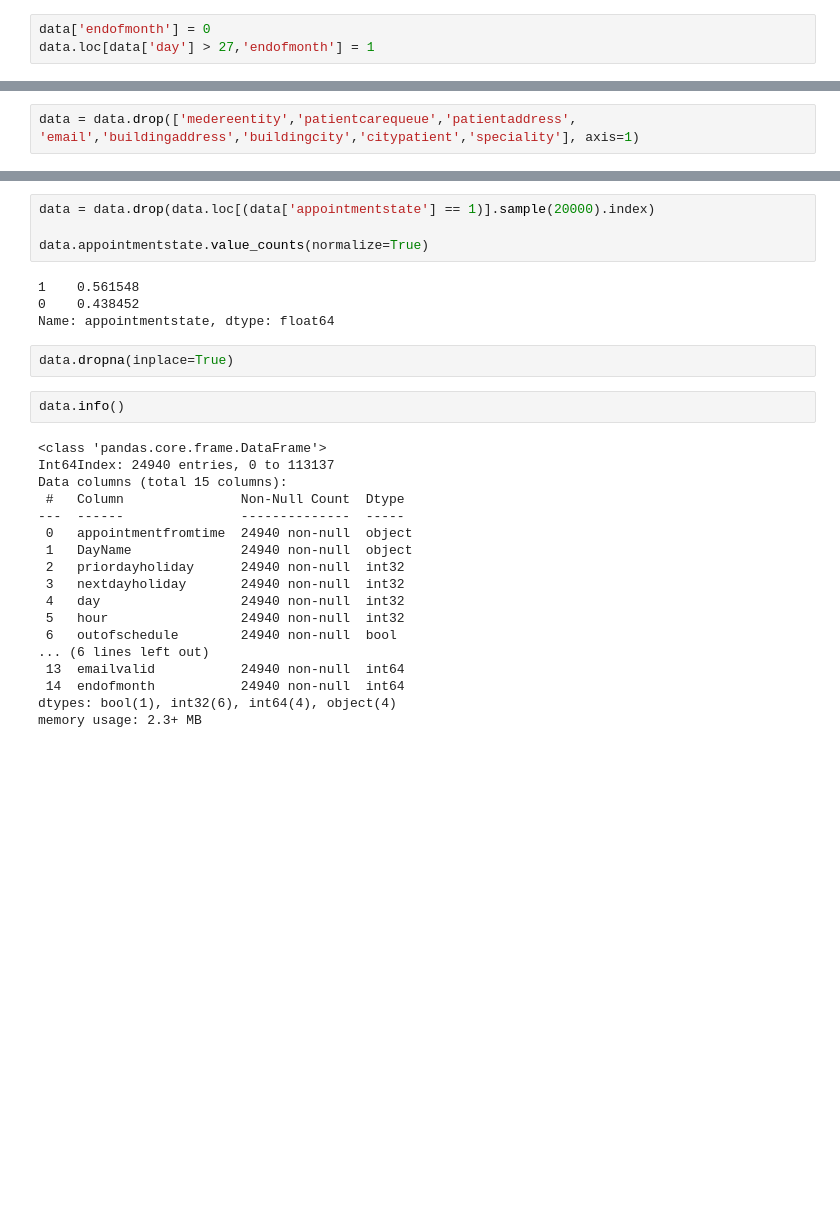
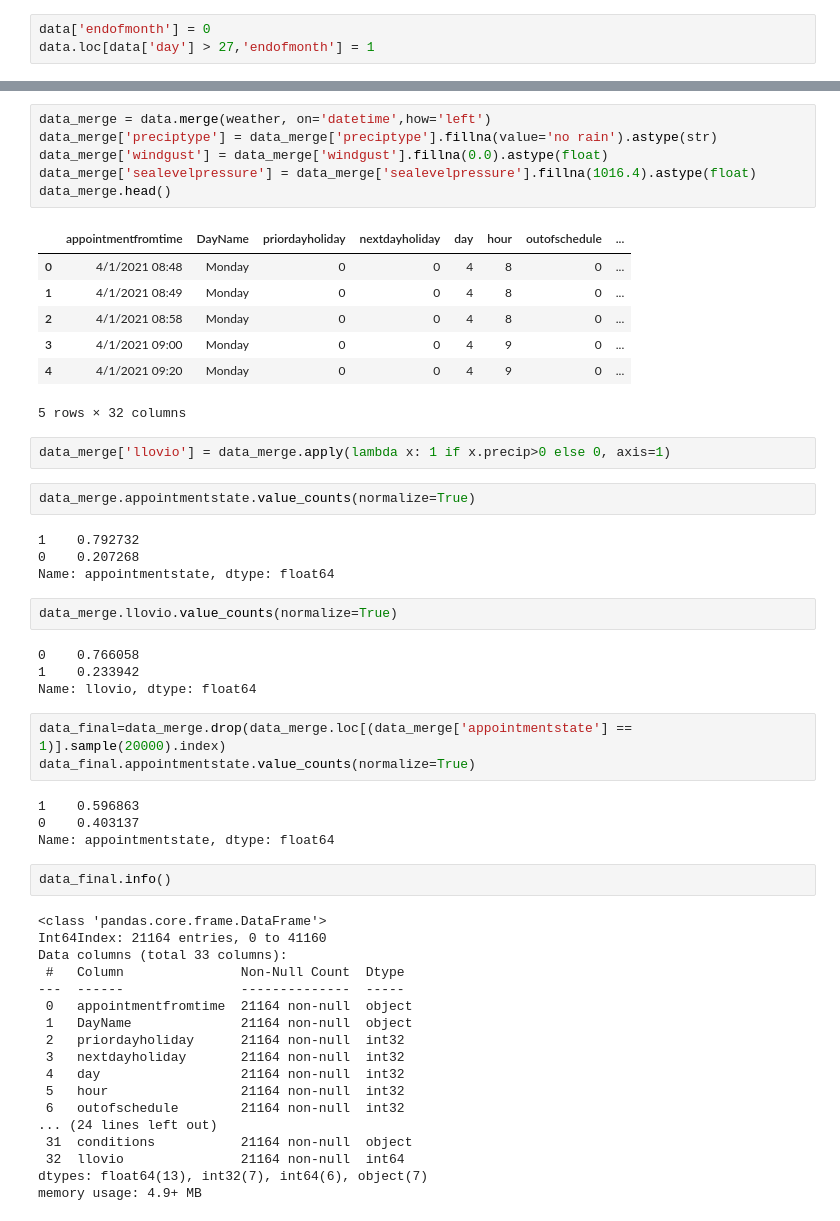
Before and after one commit to casagrandeale/TPDigitalHouse, a Jupyter notebook: T.P 3/1 - Preparacion dataset.ipynb, the cells around one changed output, grey strips where cells are left out. Drawn from its saved outputs; the diff is of its cells as text; blank space fills up the shorter version.

```diff
--- a/T.P 3/1 - Preparacion dataset.ipynb
+++ b/T.P 3/1 - Preparacion dataset.ipynb
@@ -90,2 +67,0 @@ data = data.loc[data['speciality'] == 'Pediatría']
-# %%
-data = data.drop(['medereentity','patientcarequeue','patientaddress', 'email','buildingaddress','buildingcity','citypatient','speciality'], axis=1)
@@ -111,30 +113,55 @@ dtype: int64
+# %%
+data_merge = data.merge(weather, on='datetime',how='left')
+data_merge['preciptype'] = data_merge['preciptype'].fillna(value='no rain').astype(str)
+data_merge['windgust'] = data_merge['windgust'].fillna(0.0).astype(float)
+data_merge['sealevelpressure'] = data_merge['sealevelpressure'].fillna(1016.4).astype(float)
+data_merge.head()
+# %% [output]
+|  | appointmentfromtime | DayName | priordayholiday | nextdayholiday | day | hour | outofschedule | ... |
+| 0 | 4/1/2021 08:48 | Monday | 0 | 0 | 4 | 8 | 0 | ... |
+| 1 | 4/1/2021 08:49 | Monday | 0 | 0 | 4 | 8 | 0 | ... |
+| 2 | 4/1/2021 08:58 | Monday | 0 | 0 | 4 | 8 | 0 | ... |
+| 3 | 4/1/2021 09:00 | Monday | 0 | 0 | 4 | 9 | 0 | ... |
+| 4 | 4/1/2021 09:20 | Monday | 0 | 0 | 4 | 9 | 0 | ... |
+5 rows × 32 columns
+# %%
+data_merge['llovio'] = data_merge.apply(lambda x: 1 if x.precip>0 else 0, axis=1)
+# %%
+data_merge.appointmentstate.value_counts(normalize=True)
+# %% [output]
+1    0.792732
+0    0.207268
+Name: appointmentstate, dtype: float64
+# %%
+data_merge.llovio.value_counts(normalize=True)
+# %% [output]
+0    0.766058
+1    0.233942
+Name: llovio, dtype: float64
 # %%
-data = data.drop(data.loc[(data['appointmentstate'] == 1)].sample(20000).index)
-
-data.appointmentstate.value_counts(normalize=True)
+data_final=data_merge.drop(data_merge.loc[(data_merge['appointmentstate'] == 1)].sample(20000).index)
+data_final.appointmentstate.value_counts(normalize=True)
 # %% [output]
-1    0.561548
-0    0.438452
+1    0.596863
+0    0.403137
 Name: appointmentstate, dtype: float64
-# %%
-data.dropna(inplace=True)
 # %%
-data.info()
+data_final.info()
 # %% [output]
 <class 'pandas.core.frame.DataFrame'>
-Int64Index: 24940 entries, 0 to 113137
-Data columns (total 15 columns):
+Int64Index: 21164 entries, 0 to 41160
+Data columns (total 33 columns):
  #   Column               Non-Null Count  Dtype
 ---  ------               --------------  -----
- 0   appointmentfromtime  24940 non-null  object
- 1   DayName              24940 non-null  object
- 2   priordayholiday      24940 non-null  int32
- 3   nextdayholiday       24940 non-null  int32
- 4   day                  24940 non-null  int32
- 5   hour                 24940 non-null  int32
- 6   outofschedule        24940 non-null  bool
-... (6 lines left out)
- 13  emailvalid           24940 non-null  int64
- 14  endofmonth           24940 non-null  int64
-dtypes: bool(1), int32(6), int64(4), object(4)
-memory usage: 2.3+ MB
+ 0   appointmentfromtime  21164 non-null  object
+ 1   DayName              21164 non-null  object
+ 2   priordayholiday      21164 non-null  int32
+ 3   nextdayholiday       21164 non-null  int32
+ 4   day                  21164 non-null  int32
+ 5   hour                 21164 non-null  int32
+ 6   outofschedule        21164 non-null  int32
+... (24 lines left out)
+ 31  conditions           21164 non-null  object
+ 32  llovio               21164 non-null  int64
+dtypes: float64(13), int32(7), int64(6), object(7)
+memory usage: 4.9+ MB
```
Also changed, not shown: parts of 13 cells of this notebook.
